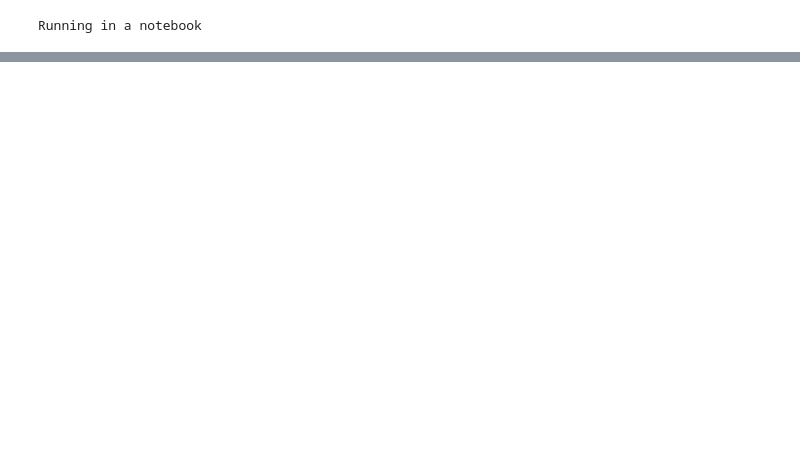
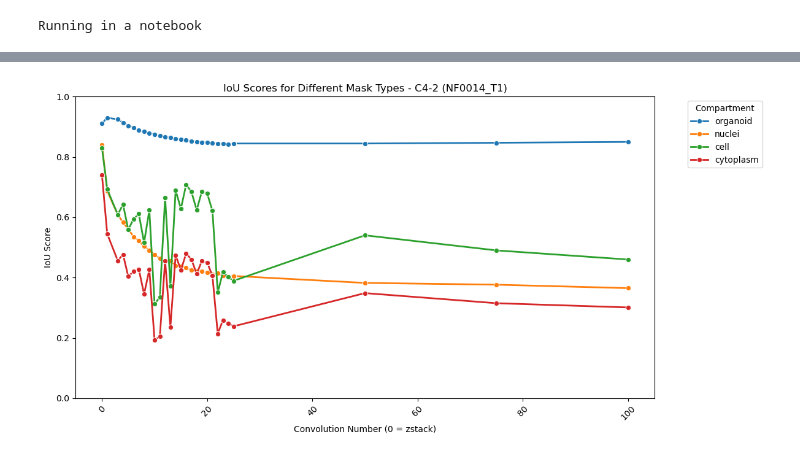
Before and after one commit to MikeLippincott/GFF_3D_organoid_profiling_pipeline, a Jupyter notebook: 7.technical_analysis/notebooks/0.preprocess_temporary_dirs.ipynb, the cells around one changed output, grey strips where cells are left out. Saved outputs shown, nothing was run; the diff lists cells and outputs as text; code cells hidden in the pictures; blank space fills up the shorter version.

```diff
--- a/7.technical_analysis/notebooks/0.preprocess_temporary_dirs.ipynb
+++ b/7.technical_analysis/notebooks/0.preprocess_temporary_dirs.ipynb
@@ -201,0 +281,27 @@ for compartment in dict_of_compartments.keys():
+# %%
+# Create a grouped bar plot with colors by compartment
+fig, ax = plt.subplots(figsize=(12, 6))
+
+# Use seaborn for better grouped bar plot
+sns.lineplot(
+    data=IOU_scores_df,
+    x="convolution_number",
+    y="IoU Score",
+    hue="compartment",
+    ax=ax,
+    # line width for better visibility
+    linewidth=2,
+    # add markers for each point
+    marker="o",
+)
+
+plt.title(f"IoU Scores for Different Mask Types - {well_fov} ({patient})")
+plt.xlabel("Convolution Number (0 = zstack)")
+plt.ylabel("IoU Score")
+plt.ylim(0, 1)
+plt.xticks(rotation=45)
+plt.legend(title="Compartment", bbox_to_anchor=(1.05, 1), loc="upper left")
+plt.tight_layout()
+plt.show()
+# %% [output]
+[figure, added]
```
Also changed, not shown: parts of 10 cells of this notebook, 21 other files.
